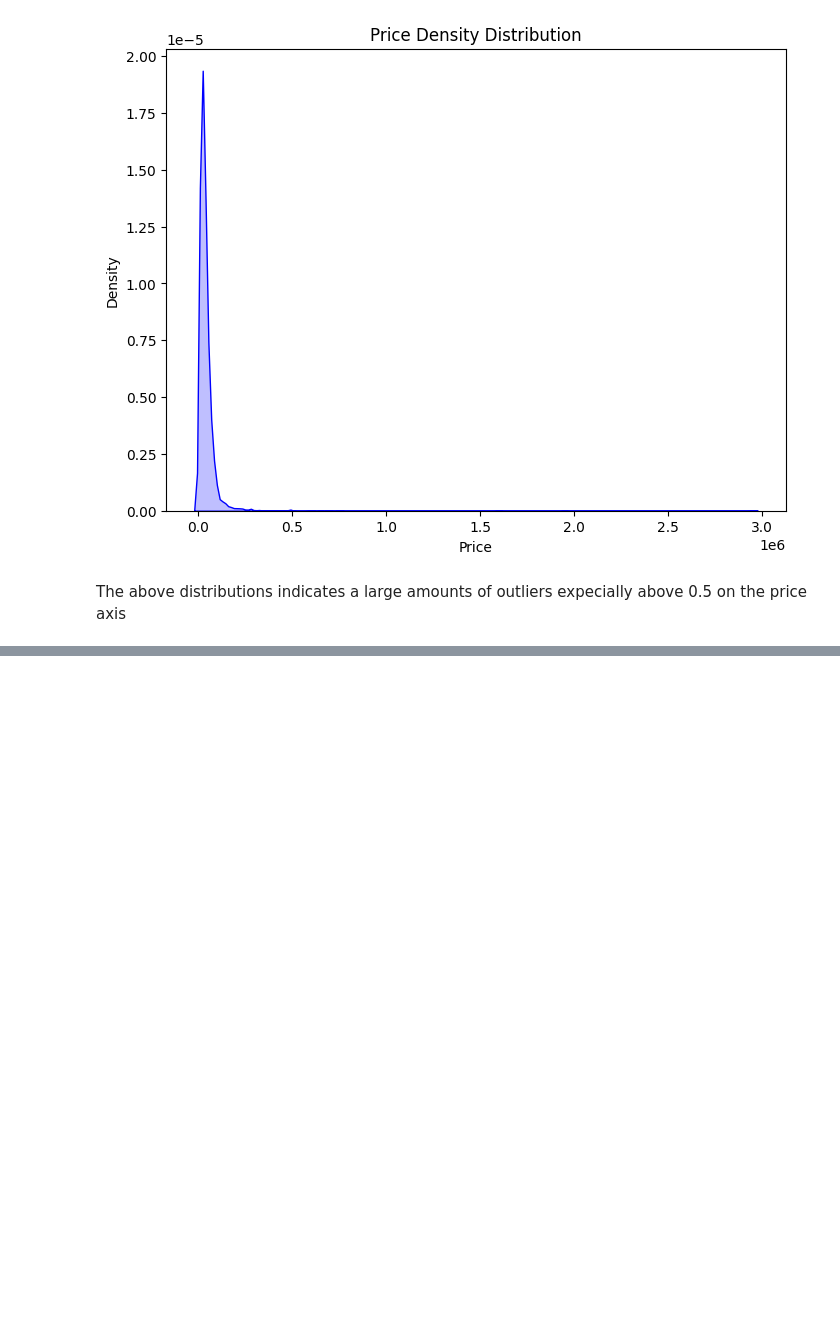
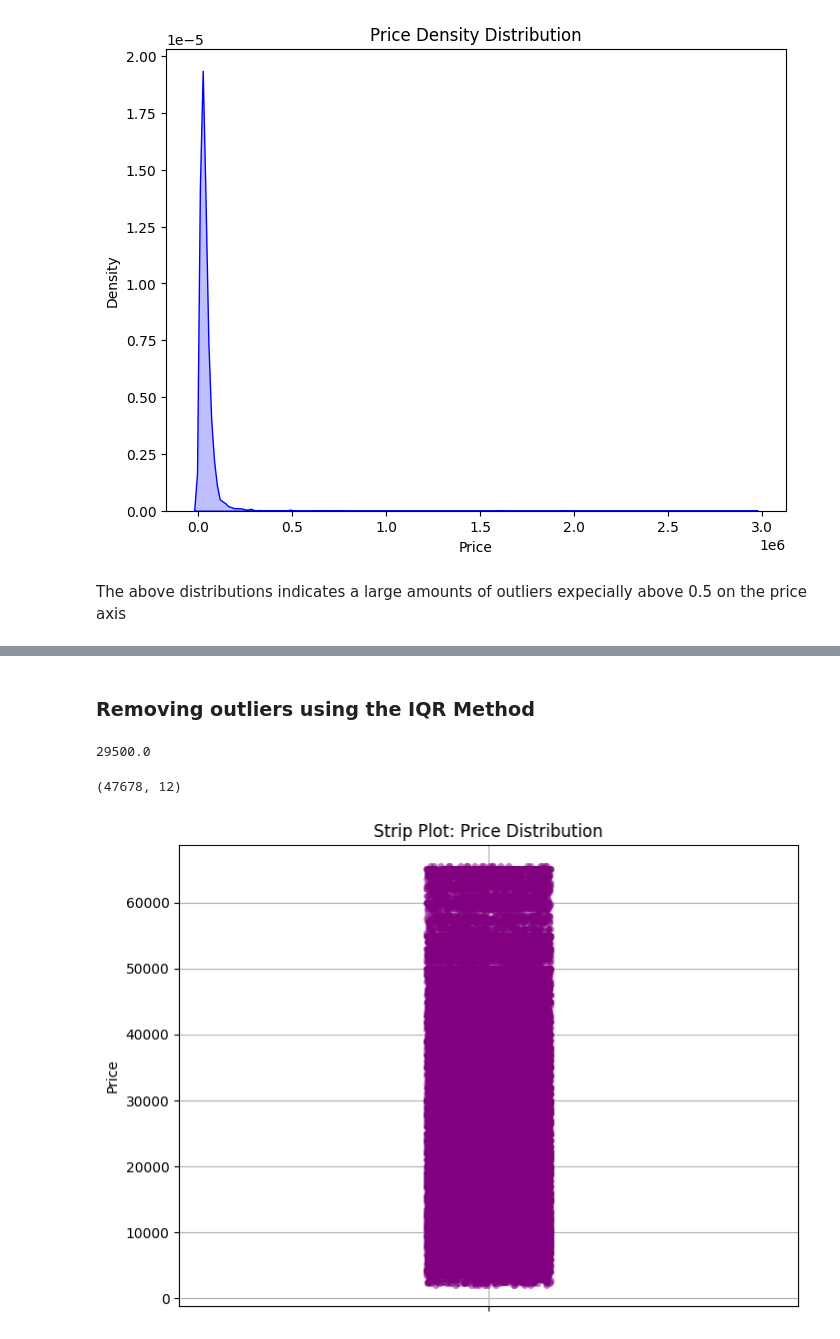
Before and after one commit to othnielche/KaggleX-Skill-Assessment-Challenge-2024, a Jupyter notebook: KaggleX challenge.ipynb, the cells around one changed output, grey strips where cells are left out. Drawn from its saved outputs; the diff is of its cells as text; code cells hidden in the pictures; blank space fills up the shorter version.

```diff
--- a/KaggleX challenge.ipynb
+++ b/KaggleX challenge.ipynb
@@ -223,0 +248,26 @@ The above distributions indicates a large amounts of outliers expecially above 0
+# %% [markdown]
+### Removing outliers using the IQR Method
+# %%
+Q1 = train_data.price.quantile(0.25)
+Q3 = train_data.price.quantile(0.75)
+IQR = Q3 - Q1
+print(IQR)
+# %% [output]
+29500.0
+# %%
+# Using the IQR value to filter out the outliers
+train_data = train_data[~((train_data.price < (Q1 - 1.5 * IQR)) | (train_data.price > (Q3 + 0.7 * IQR)))]
+train_data.shape
+# %% [output]
+(47678, 12)
+# %%
+# Redoing the strip plot
+
+plt.figure(figsize=(8, 6))
+sns.stripplot(data = train_data, y = 'price', jitter=True, color='purple', alpha = 0.5)
+plt.title('Strip Plot: Price Distribution')
+plt.ylabel('Price')
+plt.grid(True)
+plt.show()
+# %% [output]
+[figure, added]
```
Also changed, not shown: parts of 6 cells of this notebook.
